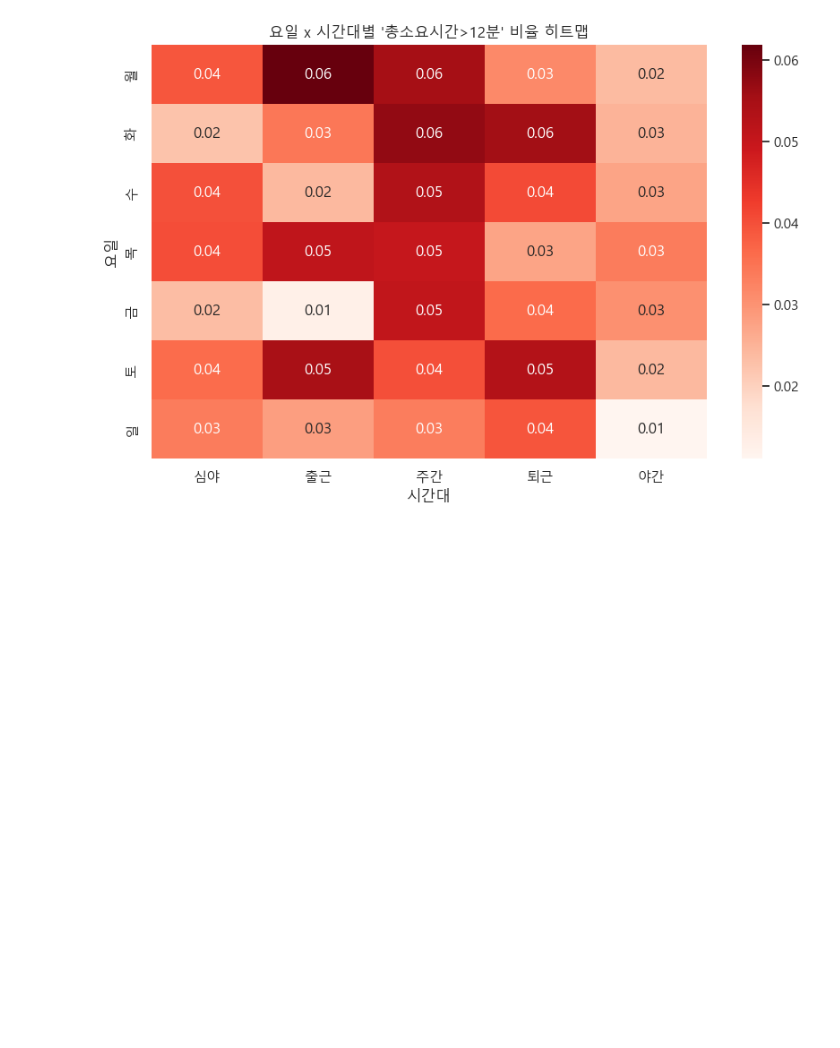
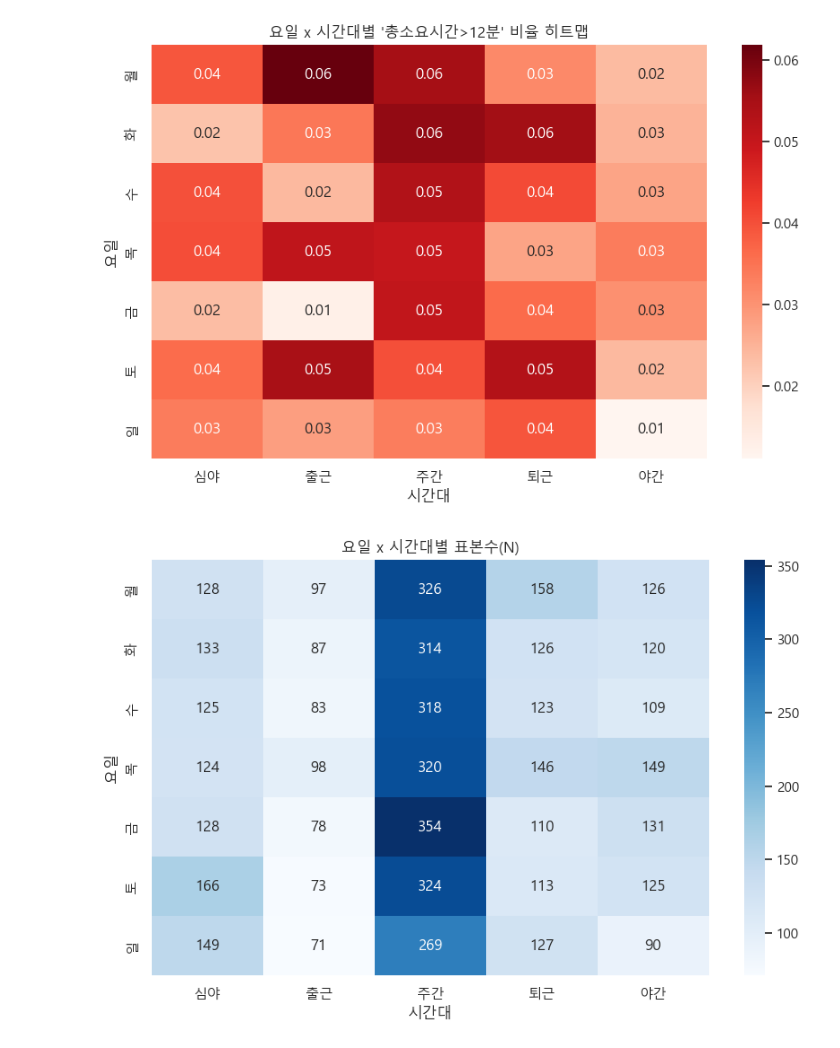
Before and after one commit to YEOUL0520/bigdatacenter_daegu, a Jupyter notebook: 2_3주차_프로젝트/0203_day1.ipynb, the cells around one changed output. Drawn from its saved outputs; the diff is of its cells as text; code cells hidden in the pictures; blank space fills up the shorter version.

```diff
--- a/2_3주차_프로젝트/0203_day1.ipynb
+++ b/2_3주차_프로젝트/0203_day1.ipynb
@@ -464,3 +470,20 @@ plt.ylabel("요일")
 plt.show()
 # %% [output]
 [figure]
+# %%
+pivot_n = (
+    df.groupby(["요일", "시간대"])["총소요시간"]
+    .size()
+    .reset_index(name="N")
+    .pivot(index="요일", columns="시간대", values="N")
+    .reindex(index=["월", "화", "수", "목", "금", "토", "일"],
+            columns=["심야", "출근", "주간", "퇴근", "야간"])
+)
+
+plt.figure(figsize=(10,6))
+sns.heatmap(pivot_n, annot=True, fmt=".0f", cmap="Blues")
+plt.title("요일 x 시간대별 표본수(N)")
+plt.xlabel("시간대"); plt.ylabel("요일")
+plt.show()
+# %% [output]
+[figure, added]
```
Also changed, not shown: parts of 13 cells of this notebook, 8 other files.
